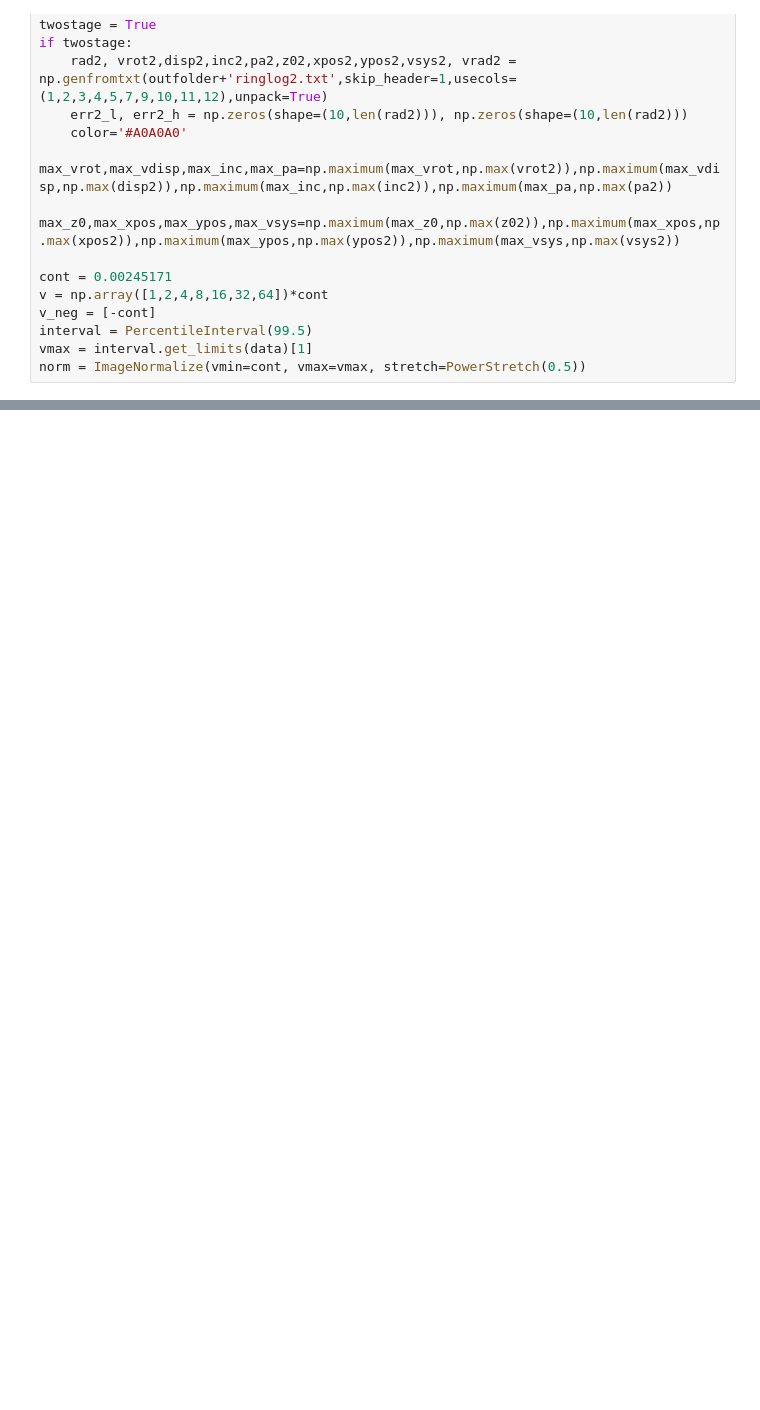
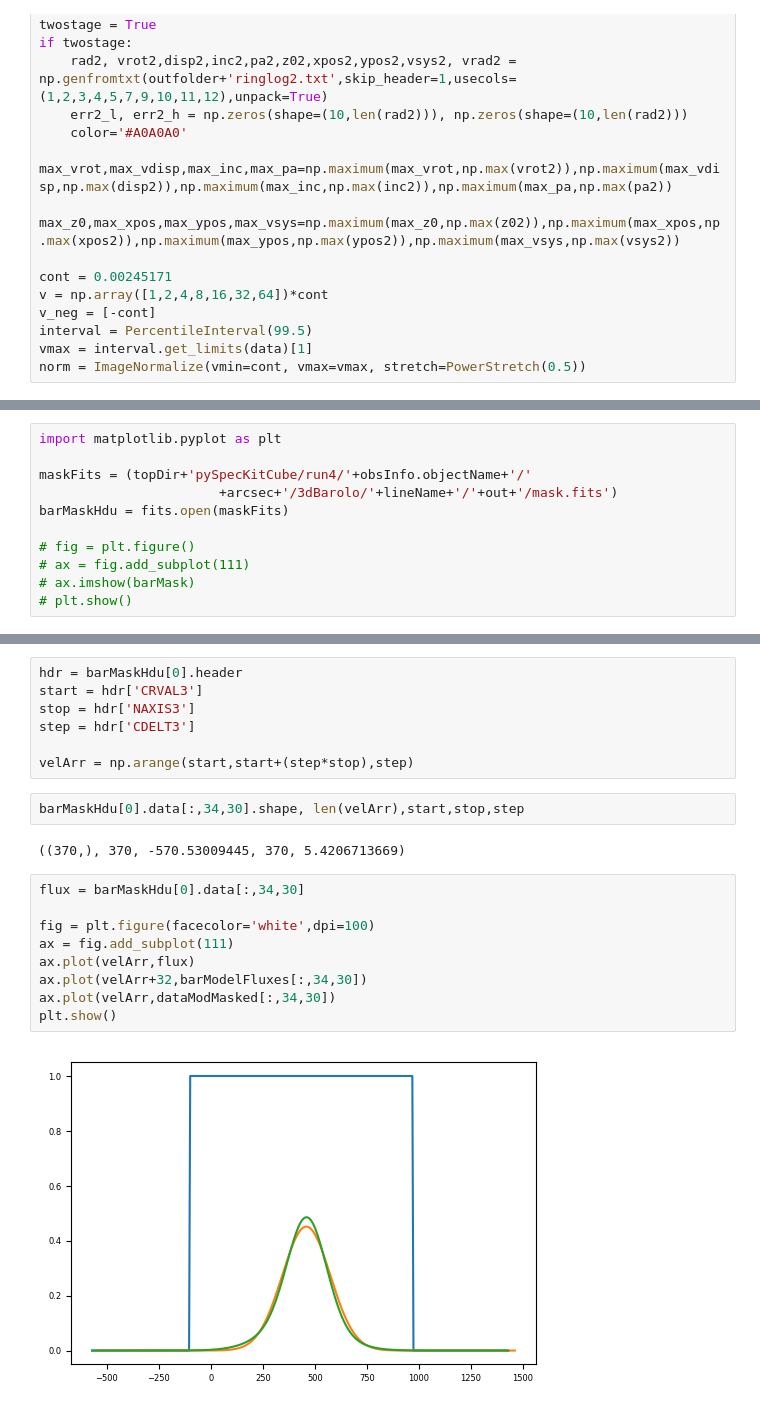
Before and after one commit to myrastone0/Spectral_Analysis, a Jupyter notebook: rotationCurve/plotBbaroloMaps.ipynb, the cells around one changed output, grey strips where cells are left out. Drawn from its saved outputs; the diff is of its cells as text; blank space fills up the shorter version.

```diff
--- a/rotationCurve/plotBbaroloMaps.ipynb
+++ b/rotationCurve/plotBbaroloMaps.ipynb
@@ -394,0 +490,11 @@ np.nanmax(toplot[0][0])
+# %%
+import matplotlib.pyplot as plt
+
+maskFits = (topDir+'pySpecKitCube/run4/'+obsInfo.objectName+'/'
+                       +arcsec+'/3dBarolo/'+lineName+'/'+out+'/mask.fits')
+barMaskHdu = fits.open(maskFits)
+
+# fig = plt.figure()
+# ax = fig.add_subplot(111)
+# ax.imshow(barMask)
+# plt.show()
@@ -394,0 +507,22 @@ np.nanmax(toplot[0][0])
+# %%
+hdr = barMaskHdu[0].header
+start = hdr['CRVAL3']
+stop = hdr['NAXIS3']
+step = hdr['CDELT3']
+
+velArr = np.arange(start,start+(step*stop),step)
+# %%
+barMaskHdu[0].data[:,34,30].shape, len(velArr),start,stop,step
+# %% [output]
+((370,), 370, -570.53009445, 370, 5.4206713669)
+# %%
+flux = barMaskHdu[0].data[:,34,30]
+
+fig = plt.figure(facecolor='white',dpi=100)
+ax = fig.add_subplot(111)
+ax.plot(velArr,flux)
+ax.plot(velArr+32,barModelFluxes[:,34,30])
+ax.plot(velArr,dataModMasked[:,34,30])
+plt.show()
+# %% [output]
+[figure, added]
```
Also changed, not shown: parts of 26 cells of this notebook, 5 other files.
